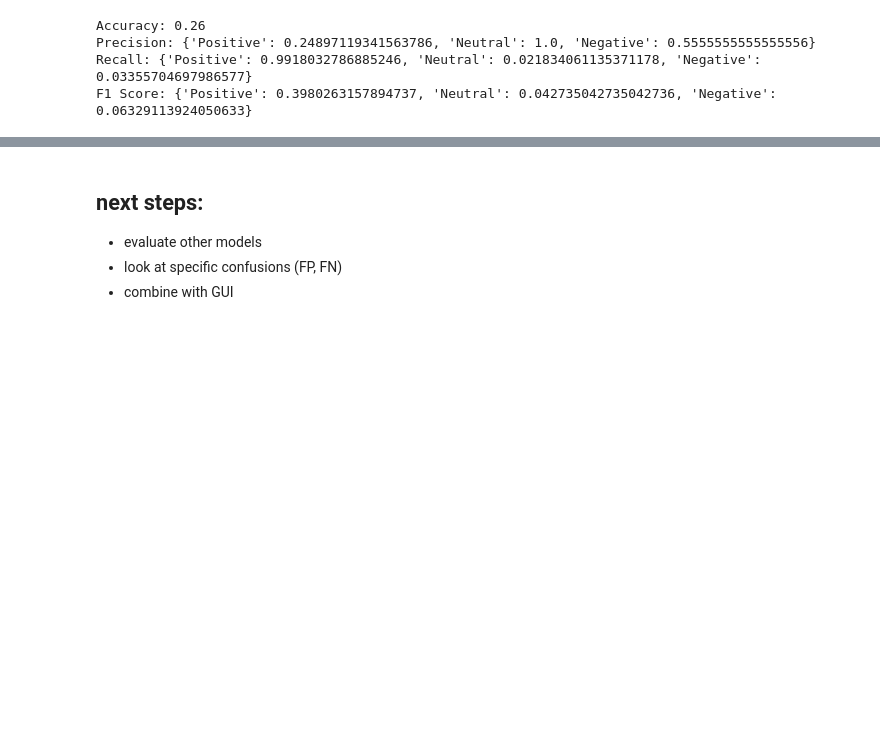
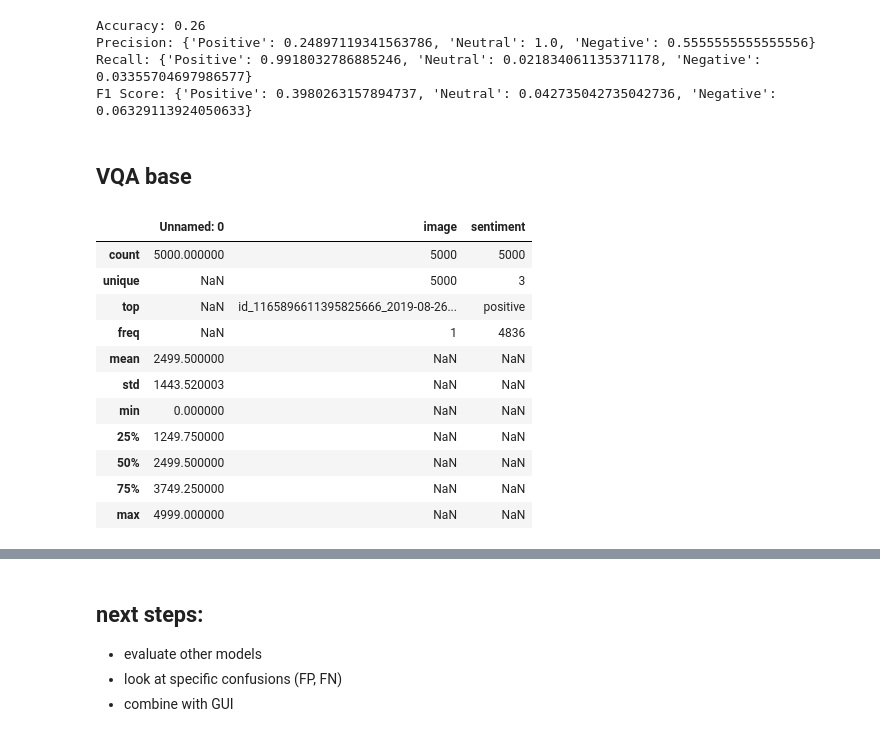
Before and after one commit to mkleinma/Team_Project_ComputerVision, a Jupyter notebook: assessment/sentiment-analysis/labeled_subset_evaluation.ipynb, the cells around one changed output, grey strips where cells are left out. Saved outputs shown, nothing was run; the diff lists cells and outputs as text; code cells hidden in the pictures; blank space fills up the shorter version.

```diff
--- a/assessment/sentiment-analysis/labeled_subset_evaluation.ipynb
+++ b/assessment/sentiment-analysis/labeled_subset_evaluation.ipynb
@@ -192,3 +192,21 @@ Accuracy: 0.26
 Precision: {'Positive': 0.24897119341563786, 'Neutral': 1.0, 'Negative': 0.5555555555555556}
 Recall: {'Positive': 0.9918032786885246, 'Neutral': 0.021834061135371178, 'Negative': 0.03355704697986577}
 F1 Score: {'Positive': 0.3980263157894737, 'Neutral': 0.042735042735042736, 'Negative': 0.06329113924050633}
+# %% [markdown]
+## VQA base
+# %%
+vqa_base = pd.read_csv("results_VQA/SA_results_blip-vqa-base-large_subset_5000.csv")
+vqa_base.describe(include='all')
+# %% [output]
+|  | Unnamed: 0 | image | sentiment |
+| count | 5000.000000 | 5000 | 5000 |
+| unique | NaN | 5000 | 3 |
+| top | NaN | id_1165896611395825666_2019-08-26... | positive |
+| freq | NaN | 1 | 4836 |
+| mean | 2499.500000 | NaN | NaN |
+| std | 1443.520003 | NaN | NaN |
+| min | 0.000000 | NaN | NaN |
+| 25% | 1249.750000 | NaN | NaN |
+| 50% | 2499.500000 | NaN | NaN |
+| 75% | 3749.250000 | NaN | NaN |
+| max | 4999.000000 | NaN | NaN |
```
Also changed, not shown: parts of 2 cells of this notebook.
